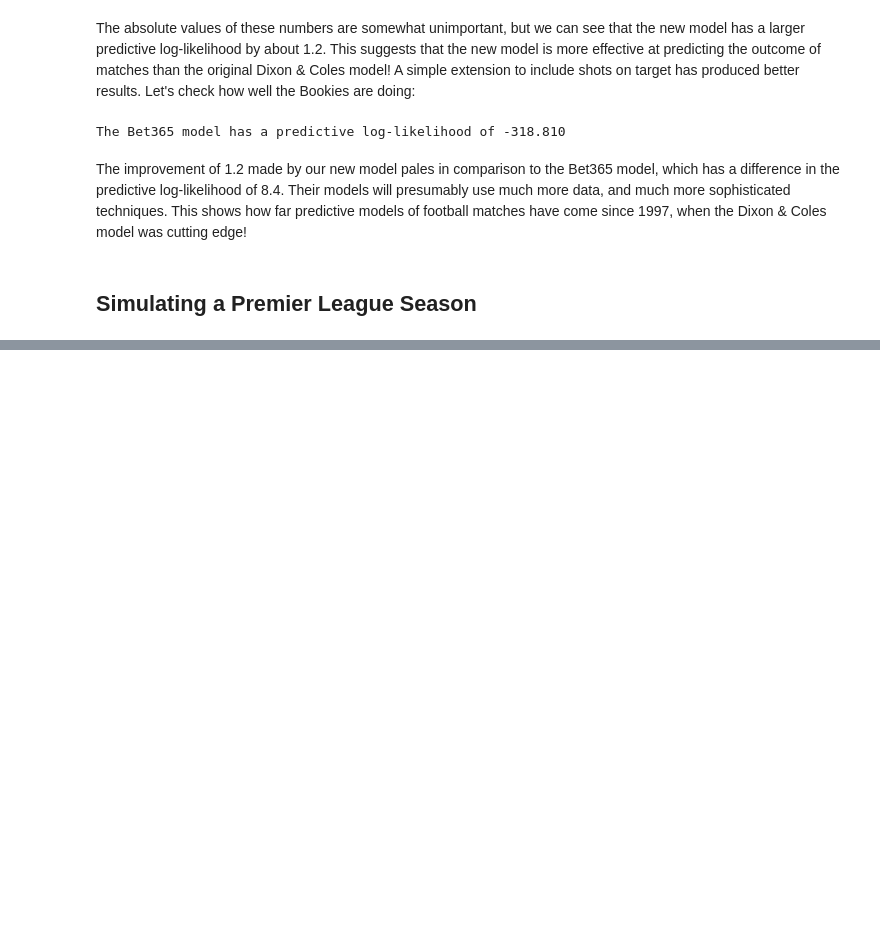
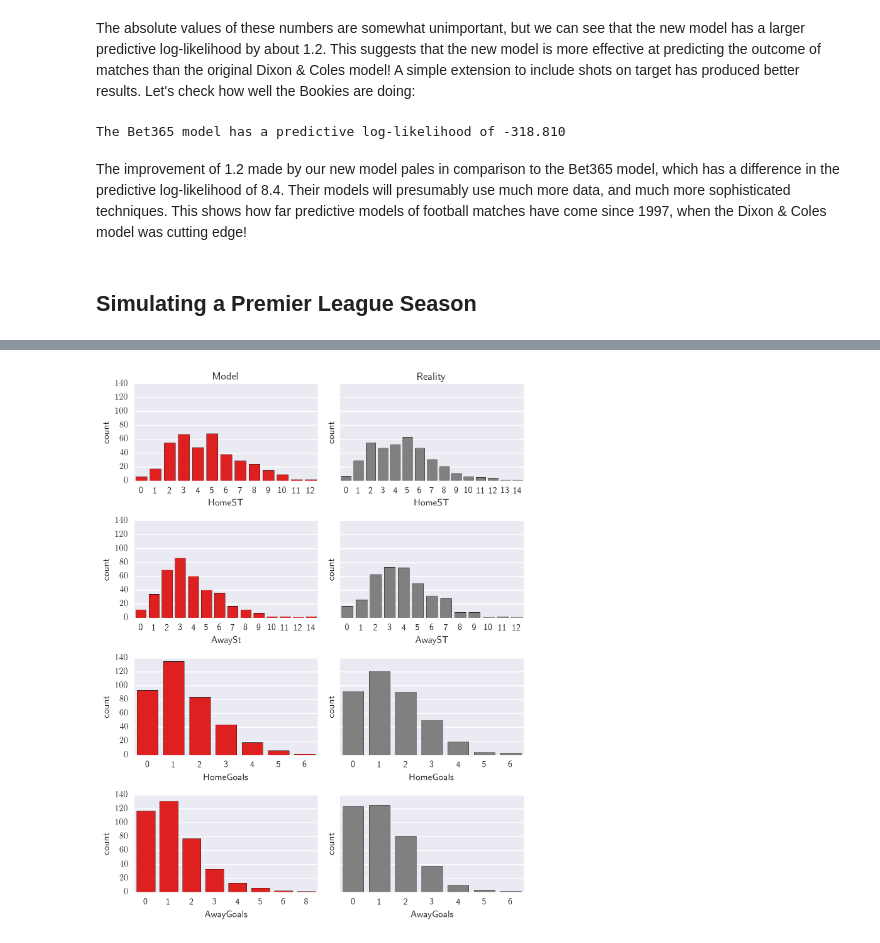
Before and after one commit to anguswilliams91/FPL, a Jupyter notebook: ShotsOnTarget.ipynb, the cells around one changed output, grey strips where cells are left out. Drawn from its saved outputs; the diff is of its cells as text; code cells hidden in the pictures; blank space fills up the shorter version.

Commit message:
add functionality to simulate season and finish off new notebook

```diff
--- a/ShotsOnTarget.ipynb
+++ b/ShotsOnTarget.ipynb
@@ -179,0 +184,17 @@ The improvement of 1.2 made by our new model pales in comparison to the Bet365 m
+# %%
+alpha,beta,epsilon,gamma = d.compute_parameters(data,model='shots')
+fake_data = d.simulate_season(alpha,beta,epsilon,gamma)
+# %%
+fig, ax = plt.subplots(4,2,figsize=(7,9),sharey=True)
+sns.countplot(fake_data['HomeST'],ax=ax[0,0],color='r')
+sns.countplot(data['HomeST'],ax=ax[0,1],color='0.5')
+sns.countplot(fake_data['AwaySt'],ax=ax[1,0],color='r')
+sns.countplot(data['AwayST'],ax=ax[1,1],color='0.5')
+sns.countplot(fake_data['HomeGoals'],ax=ax[2,0],color='r')
+sns.countplot(data['HomeGoals'],ax=ax[2,1],color='0.5')
+sns.countplot(fake_data['AwayGoals'],ax=ax[3,0],color='r')
+sns.countplot(data['AwayGoals'],ax=ax[3,1],color='0.5')
+ax[0,0].set_title("Model")
+ax[0,1].set_title("Reality");
+# %% [output]
+[figure, added]
```
Also changed, not shown: parts of 8 cells of this notebook, 1 other file.
